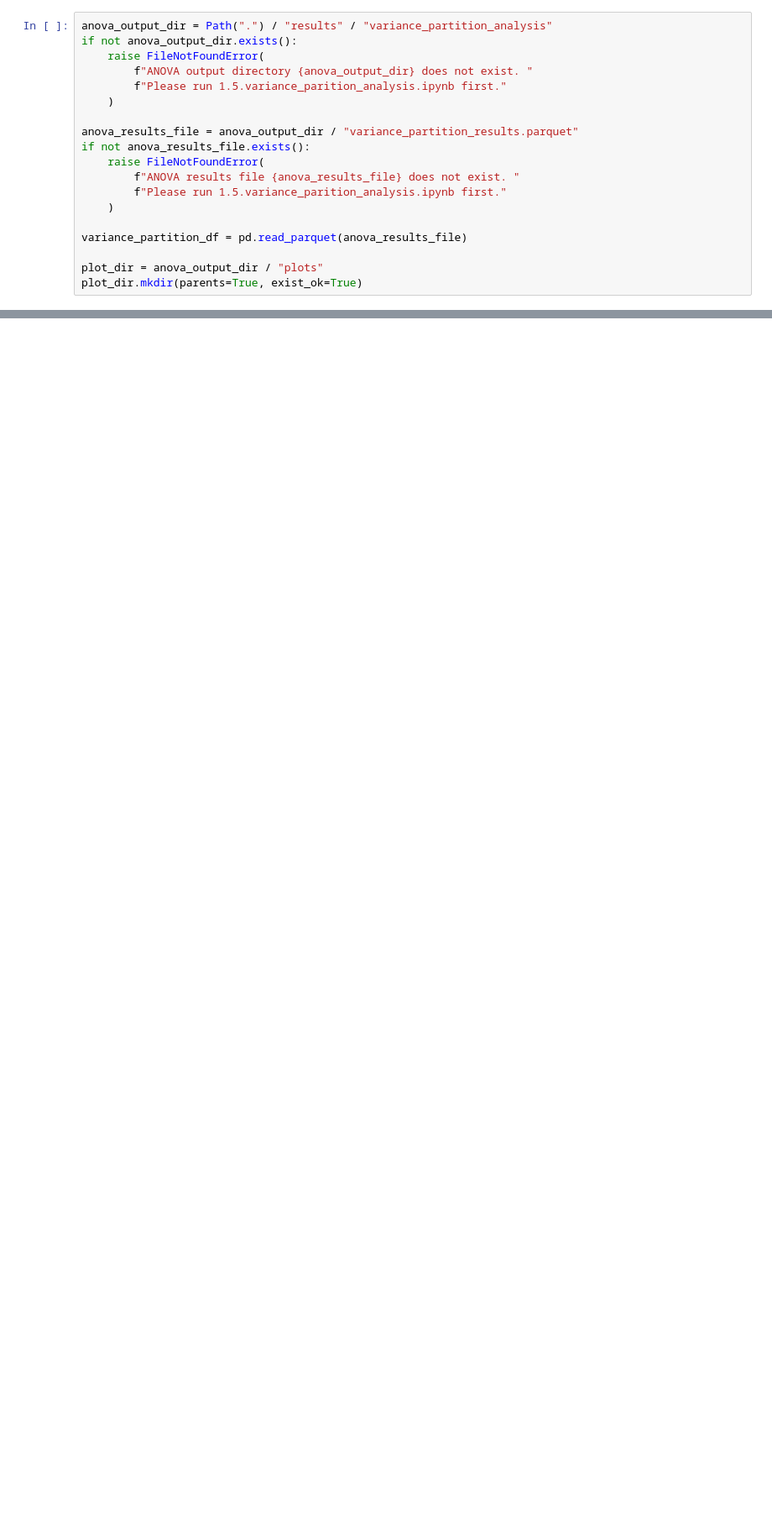
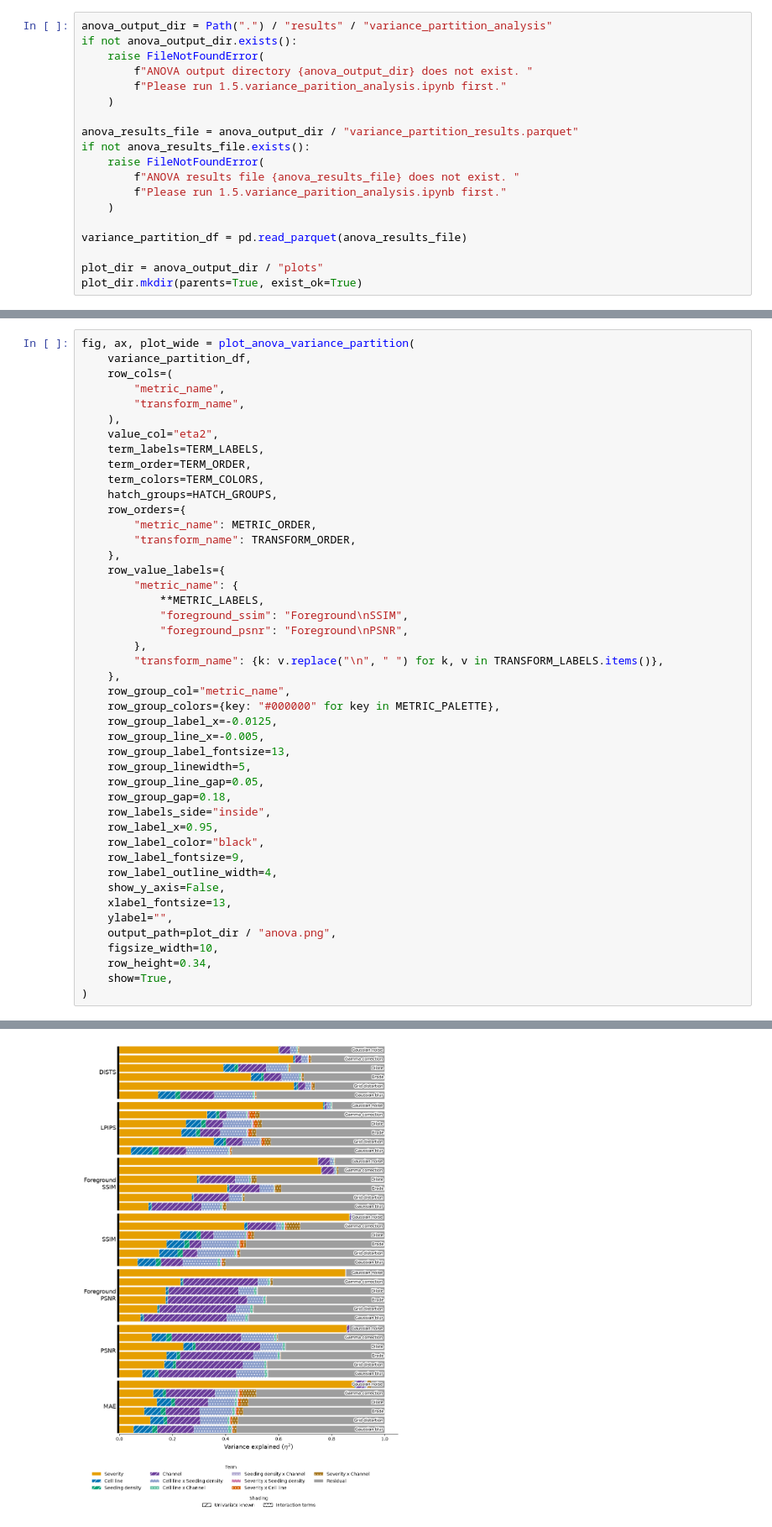
Before and after one commit to WayScience/virtual_staining_metric_analysis, a Jupyter notebook: 1.image_degradation_simulation/1.6.visualize_variance_parition.ipynb, the cells around one changed output, grey strips where cells are left out. Shown at 84% size. Cells and saved outputs as stored; diff of their text form; blank space fills up the shorter version.

```diff
--- a/1.image_degradation_simulation/1.6.visualize_variance_parition.ipynb
+++ b/1.image_degradation_simulation/1.6.visualize_variance_parition.ipynb
@@ -214,0 +159,46 @@ Saved figure to results/variance_partition_analysis/plots/anova_radar.png
+# %%
+fig, ax, plot_wide = plot_anova_variance_partition(
+    variance_partition_df,
+    row_cols=(
+        "metric_name",
+        "transform_name",
+    ),
+    value_col="eta2",
+    term_labels=TERM_LABELS,
+    term_order=TERM_ORDER,
+    term_colors=TERM_COLORS,
+    hatch_groups=HATCH_GROUPS,
+    row_orders={
+        "metric_name": METRIC_ORDER,
+        "transform_name": TRANSFORM_ORDER,
+    },
+    row_value_labels={
+        "metric_name": {
+            **METRIC_LABELS,
+            "foreground_ssim": "Foreground\nSSIM",
+            "foreground_psnr": "Foreground\nPSNR",
+        },
+        "transform_name": {k: v.replace("\n", " ") for k, v in TRANSFORM_LABELS.items()},
+    },
+    row_group_col="metric_name",
+    row_group_colors={key: "#000000" for key in METRIC_PALETTE},
+    row_group_label_x=-0.0125,
+    row_group_line_x=-0.005,
+    row_group_label_fontsize=13,
+    row_group_linewidth=5,
+    row_group_line_gap=0.05,
+    row_group_gap=0.18,
+    row_labels_side="inside",
+    row_label_x=0.95,
+    row_label_color="black",
+    row_label_fontsize=9,
+    row_label_outline_width=4,
+    show_y_axis=False,
+    xlabel_fontsize=13,
+    ylabel="",
+    output_path=plot_dir / "anova.png",
+    figsize_width=10,
+    row_height=0.34,
+    show=True,
+)
+# %% [output]
@@ -214,0 +206 @@ Saved figure to results/variance_partition_analysis/plots/anova_radar.png
+[figure, added]
```
Also changed, not shown: parts of 8 cells of this notebook, 9 other files.
